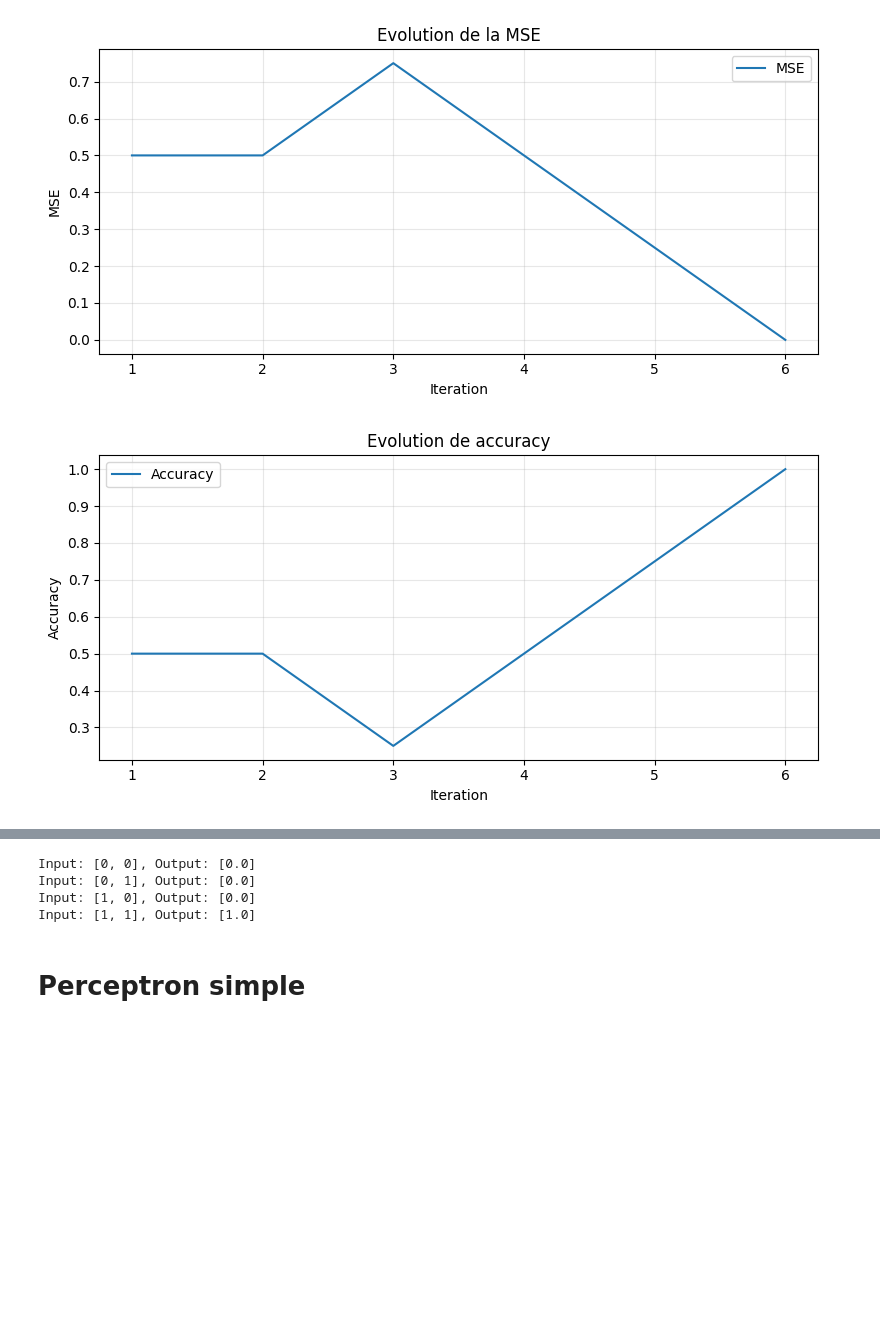
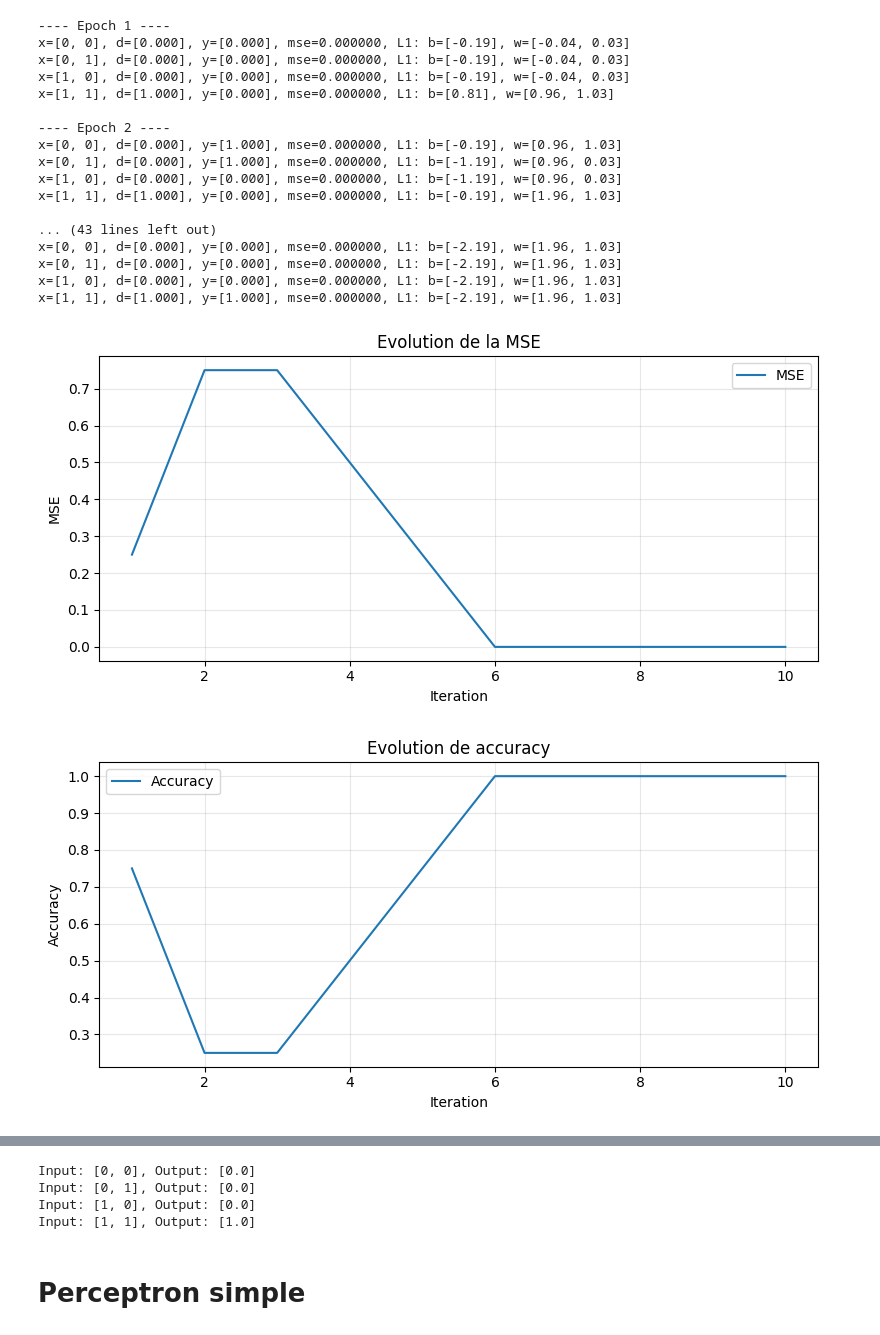
Before and after one commit to justinFransolet/MASI4_NEURAL_NETWORK, a Jupyter notebook: project1.ipynb, the cells around one changed output, grey strips where cells are left out. Drawn from its saved outputs; the diff is of its cells as text; code cells hidden in the pictures; blank space fills up the shorter version.

Commit message:
Feature | ajout du verbose

```diff
--- a/project1.ipynb
+++ b/project1.ipynb
@@ -11,7 +11,7 @@ x_train = [[0, 0], [0, 1], [1, 0], [1, 1]]
 y_train = [[0], [0], [0], [1]]
 
 # Train the network for 10 epochs with a learning rate of 0.1
-history = and_model.train(x_train, y_train, epochs=6, learning_rate=1.0, strategy=TrainingType.STOCHASTIC, metrics=(MetricType.MSE, MetricType.ACCURACY, MetricType.PRECISION))
+history = and_model.train(x_train, y_train, epochs=10, learning_rate=1.0, strategy=TrainingType.STOCHASTIC, verbose=True, metrics=(MetricType.MSE, MetricType.ACCURACY, MetricType.PRECISION))
 
 # Display a graph for mse
 mse_values = history.metrics[MetricType.MSE.value]
@@ -27,32 +27,49 @@ plt.show()
 
 # Display a graph for accuracy
 mse_values = history.metrics[MetricType.ACCURACY.value]
 plt.figure(figsize=(8, 4))
 plt.plot(range(1, len(mse_values) + 1), mse_values, label="Accuracy")
 plt.title("Evolution de accuracy")
 plt.xlabel("Iteration")
 plt.ylabel("Accuracy")
 plt.grid(True, alpha=0.3)
 plt.legend()
 plt.tight_layout()
 plt.show()
 
 # Display a graph for precision
 mse_values = history.metrics[MetricType.PRECISION.value]
 plt.figure(figsize=(8, 4))
 plt.plot(range(1, len(mse_values) + 1), mse_values, label="Precision")
 plt.title("Evolution de la precision")
 plt.xlabel("Iteration")
 plt.ylabel("Precision")
 plt.grid(True, alpha=0.3)
 plt.legend()
 plt.tight_layout()
 plt.show()
 
 # Test the network on the training data
 for x in x_train:
     output = and_model.predict(x)
     print(f"Input: {x}, Output: {output}")
 # %% [output]
+---- Epoch 1 ----
+x=[0, 0], d=[0.000], y=[0.000], mse=0.000000, L1: b=[-0.19], w=[-0.04, 0.03]
+x=[0, 1], d=[0.000], y=[0.000], mse=0.000000, L1: b=[-0.19], w=[-0.04, 0.03]
+x=[1, 0], d=[0.000], y=[0.000], mse=0.000000, L1: b=[-0.19], w=[-0.04, 0.03]
+x=[1, 1], d=[1.000], y=[0.000], mse=0.000000, L1: b=[0.81], w=[0.96, 1.03]
+
+---- Epoch 2 ----
+x=[0, 0], d=[0.000], y=[1.000], mse=0.000000, L1: b=[-0.19], w=[0.96, 1.03]
+x=[0, 1], d=[0.000], y=[1.000], mse=0.000000, L1: b=[-1.19], w=[0.96, 0.03]
+x=[1, 0], d=[0.000], y=[0.000], mse=0.000000, L1: b=[-1.19], w=[0.96, 0.03]
+x=[1, 1], d=[1.000], y=[0.000], mse=0.000000, L1: b=[-0.19], w=[1.96, 1.03]
+
+... (43 lines left out)
+x=[0, 0], d=[0.000], y=[0.000], mse=0.000000, L1: b=[-2.19], w=[1.96, 1.03]
+x=[0, 1], d=[0.000], y=[0.000], mse=0.000000, L1: b=[-2.19], w=[1.96, 1.03]
+x=[1, 0], d=[0.000], y=[0.000], mse=0.000000, L1: b=[-2.19], w=[1.96, 1.03]
+x=[1, 1], d=[1.000], y=[1.000], mse=0.000000, L1: b=[-2.19], w=[1.96, 1.03]
-[figure, old version]
+[figure, new version]
-[figure, old version]
+[figure, new version]
@@ -60,7 +77,7 @@ for x in x_train:
-Input: [0, 0], Output: [0.0]
-Input: [0, 1], Output: [0.0]
-Input: [1, 0], Output: [0.0]
-Input: [1, 1], Output: [1.0]
+Input: [0, 0], Output: [0.0]
+Input: [0, 1], Output: [0.0]
+Input: [1, 0], Output: [0.0]
+Input: [1, 1], Output: [1.0]
 # %% [markdown]
 # Perceptron simple
 # %%
```
Also changed, not shown: parts of 1 cell of this notebook, 1 other file.
